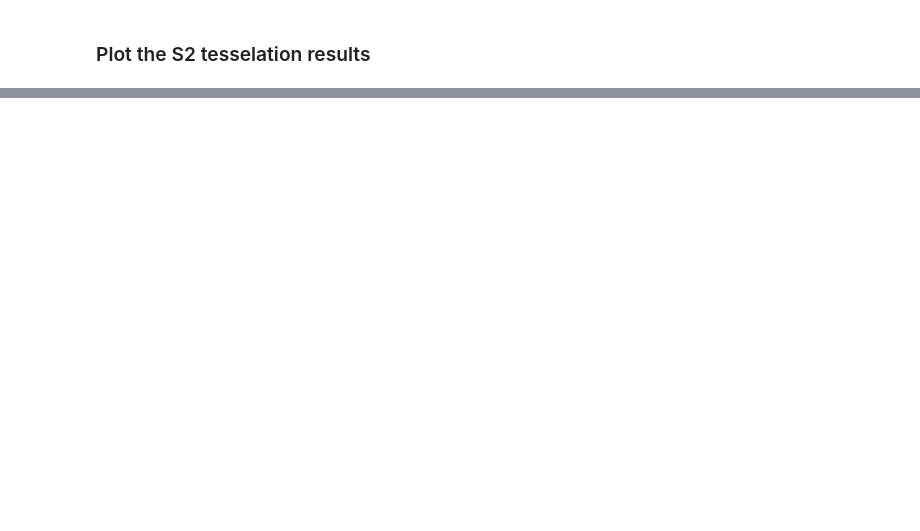
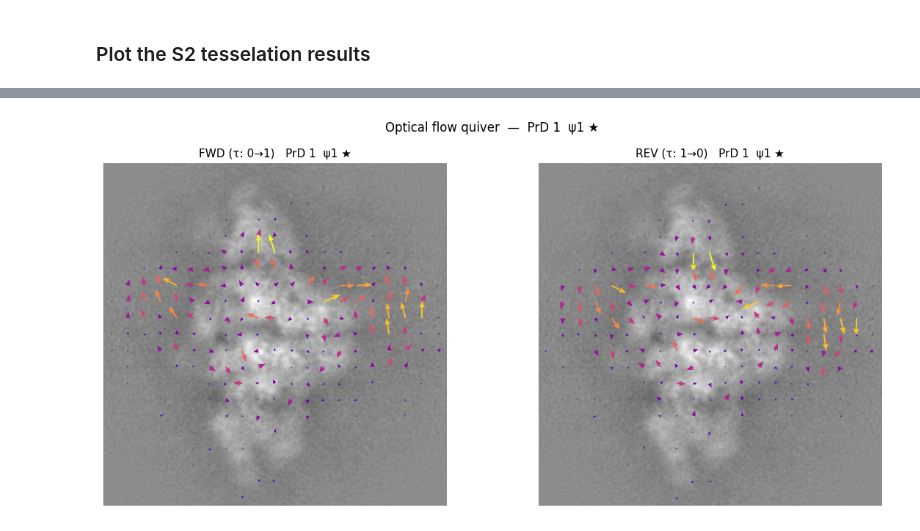
Before and after one commit to flatironinstitute/ManifoldEM, a Jupyter notebook: tutorial/RyR1GCs_demo/Visualization_Notebook.ipynb, the cells around one changed output, grey strips where cells are left out. Drawn from its saved outputs; the diff is of its cells as text; code cells hidden in the pictures; blank space fills up the shorter version.

```diff
--- a/tutorial/RyR1GCs_demo/Visualization_Notebook.ipynb
+++ b/tutorial/RyR1GCs_demo/Visualization_Notebook.ipynb
@@ -509,95 +86,4 @@ CC data loaded: 53 PrDs  |  ψ choices: {1: 35, 2: 8, 3: 2, 4: 2, 5: 1, 6: 2, 7:
 # %%
-cc_of_dir = cc_dir / 'CC_OF'
-
-# ── ψ slider (1–8, independent of prd_slider) ─────────────────────────────
-psi_of_slider = widgets.IntSlider(
-    value=1, min=1, max=8, step=1,
-    description='ψ:',
-    style={'description_width': 'initial'},
-    layout=widgets.Layout(width='320px'),
-)
-of_out = widgets.Output()
-
-def render_of(change):
-    prd_num  = prd_slider.value
-    pd_idx   = prd_num - 1
-    psi_idx  = psi_of_slider.value - 1          # 0-indexed
-
-    chosen_psi = int(psinums_all[pd_idx])        # 0-indexed
-    star = ' ★' if psi_idx == chosen_psi else ''
-
-    of_file = cc_of_dir / f'OF_prD_{pd_idx}.pkl'
-    img_path = topos_dir / f'PrD_{prd_num}' / 'class_avg.png'
-
-    with of_out:
-        of_out.clear_output(wait=True)
-
-        if not of_file.exists():
-            print(f'OF file not found: {of_file}')
-            return
-
-        with open(of_file, 'rb') as _f:
-            of_data = pickle.load(_f)
-
-        fv = of_data['FlowVecPrD']
-        if psi_idx >= len(fv) or fv[psi_idx] is None:
-            print(f'No OF data for ψ{psi_idx+1} at PrD {prd_num}')
-            return
-
-        entry = fv[psi_idx]
-        # sub-sample grid for quiver
-        step = 16
-        H, W = 336, 336
-        ys = np.arange(step//2, H, step)
-        xs = np.arange(step//2, W, step)
-        Xg, Yg = np.meshgrid(xs, ys)
-
-        fig_of, axes_of = plt.subplots(1, 2, figsize=(12, 5.5))
-        for ax, direction, label in zip(axes_of, ['FWD', 'REV'], ['FWD (τ: 0→1)', 'REV (τ: 1→0)']):
-            if direction not in entry:
-                ax.text(0.5, 0.5, f'{direction} data missing', ha='center', va='center',
-                        transform=ax.transAxes)
-                continue
-            vec = entry[direction]
-            vx = np.asarray(vec['Vx'], dtype=float)
-            vy = np.asarray(vec['Vy'], dtype=float)
-            mag = np.asarray(vec['Mag'], dtype=float)
-
-            if img_path.exists():
-                bg = plt.imread(str(img_path))
-                ax.imshow(bg, cmap='gray' if bg.ndim == 2 else None,
-                          extent=[0, W, H, 0], origin='upper', alpha=0.6)
-            else:
-                ax.imshow(mag, cmap='hot', extent=[0, W, H, 0], origin='upper', alpha=0.4)
-
-            # Pre-scale vectors so the 95th-percentile magnitude arrow spans ~70% of the
-            # grid spacing — this gives consistent, visible arrows regardless of the raw
-            # pixel-displacement magnitudes stored in the file.
-            u_sub = vx[Yg, Xg]
-            v_sub = -vy[Yg, Xg]  # flip y to match image coord orientation
-            m_sub = np.sqrt(u_sub**2 + v_sub**2)
-            ref_mag = float(np.percentile(m_sub[m_sub > 0], 95)) if (m_sub > 0).any() else 1e-9
-            display_scale = (step * 0.70) / max(ref_mag, 1e-9)
-            U = u_sub * display_scale
-            V = v_sub * display_scale
-
-            ax.quiver(Xg, Yg, U, V, mag[Yg, Xg],
-                      cmap='plasma', scale=1.0, scale_units='xy', angles='xy',
-                      width=0.004, headwidth=4, headlength=5, minlength=0.4)
-            ax.set_xlim(0, W); ax.set_ylim(H, 0)
-            ax.set_title(f'{label}   PrD {prd_num}  ψ{psi_idx+1}{star}', fontsize=11)
-            ax.axis('off')
-
-        plt.suptitle(f'Optical flow quiver  —  PrD {prd_num}  ψ{psi_idx+1}{star}', fontsize=12)
-        plt.tight_layout()
-        plt.show()
-
-prd_slider.observe(render_of, names='value')
-psi_of_slider.observe(render_of, names='value')
-render_of(None)
-
-display(widgets.VBox([
-    widgets.HBox([prd_slider, psi_of_slider]),
-    of_out,
-]))
+viz.show_optical_flow(interactive=INTERACTIVE)
 # %% [output]
+[figure, added]
```
Also changed, not shown: parts of 15 cells of this notebook, 1 other file.
